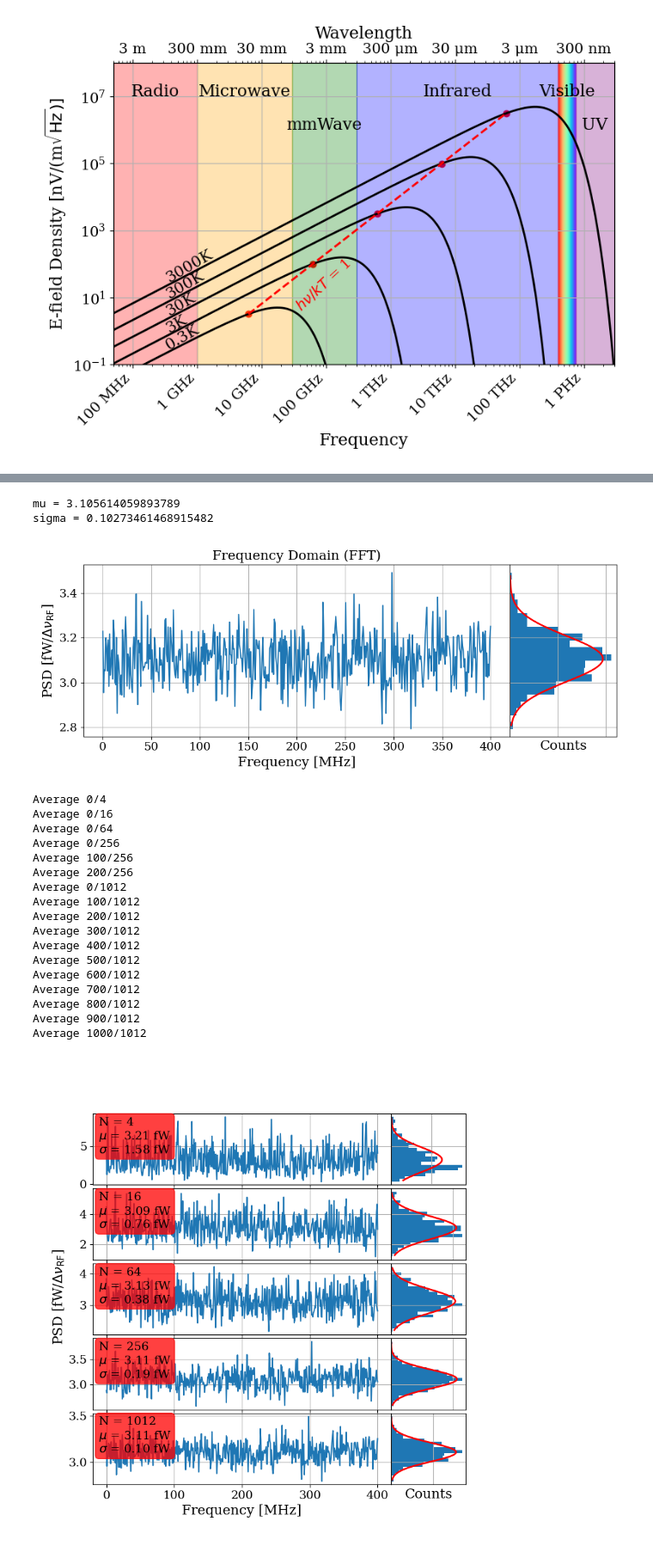
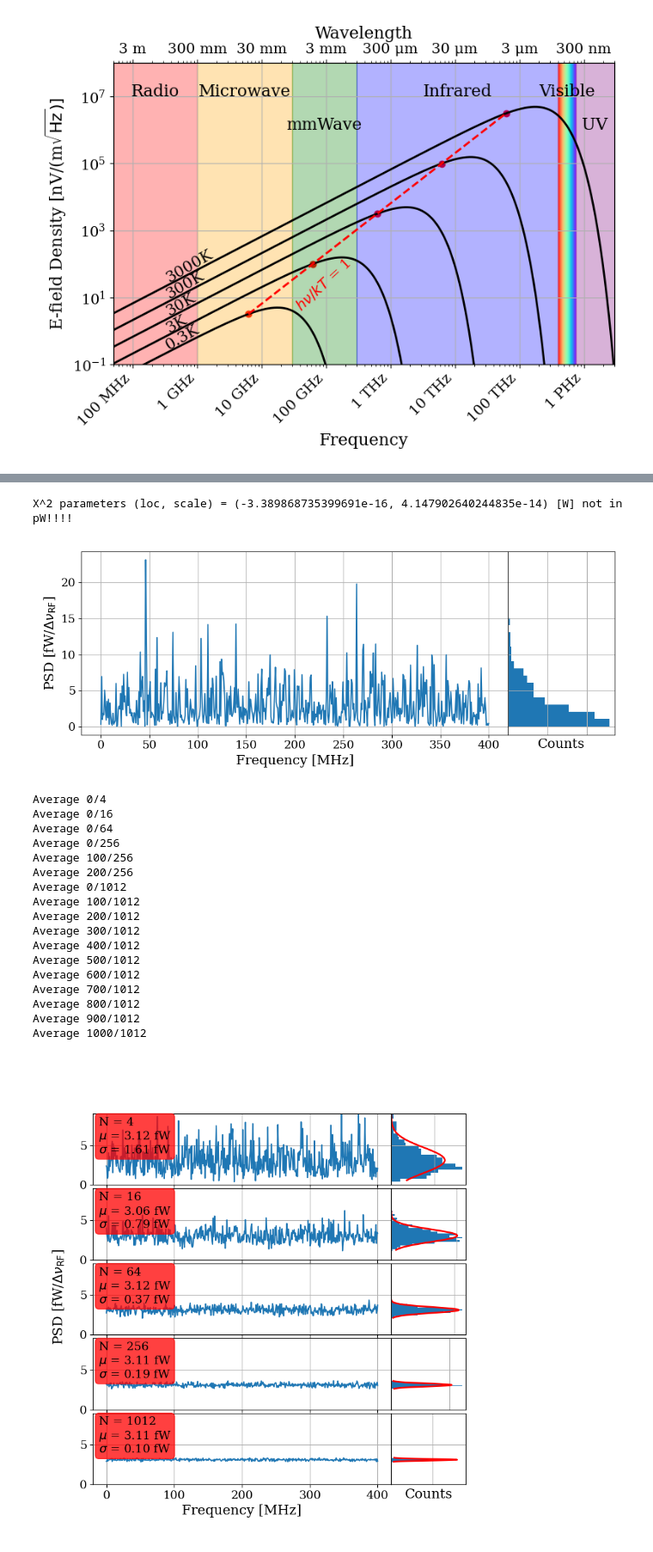
Before and after one commit to josephmlev/darkRadio, a Jupyter notebook: thesis/ch2/CH2.ipynb, the cells around one changed output, grey strips where cells are left out. Shown at 86% size. Drawn from its saved outputs; the diff is of its cells as text; code cells hidden in the pictures.

```diff
--- a/thesis/ch2/CH2.ipynb
+++ b/thesis/ch2/CH2.ipynb
@@ -400,7 +400,8 @@ p_sig = .0000  # power of signal [W]
 p_noise = 10**(-20.4) * Fs/2   #W, Total ie S * Fs
 f = 50e6       # Frequency of the sine wave (Hz)
 Z = 50 #Ohms
-numAvg = 10000
+numAvg = 1
+
 
 # Generate sine wave
 V_peak = np.sqrt(p_sig*Z*2) #2 converts from RMS to peak
@@ -656,9 +645,8 @@ else:
     plt.tight_layout(pad=1.3)
     plt.show()
 # %% [output]
-mu = 3.105614059893789
-sigma = 0.10273461468915482
+X^2 parameters (loc, scale) = (-3.389868735399691e-16, 4.147902640244835e-14) [W] not in pW!!!!
-[figure, old version]
+[figure, new version]
 # %%
 #x^2 to gaussian
 
@@ -746,36 +734,37 @@ for idx, numAvg in enumerate(numAvgList):
     x = np.linspace(bin_centers.min(), bin_centers.max(), 100)
     p = norm.pdf(x, mu, std)
     ax2.plot(p, x, 'r-', linewidth=2)
+    ax2.set_ylim(0,9)
 
     # Remove ticks from the histogram
     ax2.tick_params(axis='both', which='both', bottom=False, top=False, left=False, right=False, labelleft=False, labelbottom=False)
 
     if idx == len(numAvgList) - 1:
         ax2.set_xlabel('Counts')
     ax2.grid()
 
 # Set common y-axis label
 fig.text(0.04, 0.5, r'PSD [fW/$\Delta \nu_\mathrm{RF}$]', va='center', rotation='vertical', fontsize = 16)
 
 plt.tight_layout()
 plt.show()
 # %% [output]
 Average 0/4
 Average 0/16
 Average 0/64
 Average 0/256
 Average 100/256
 Average 200/256
 Average 0/1012
 Average 100/1012
 Average 200/1012
 Average 300/1012
 Average 400/1012
 Average 500/1012
 Average 600/1012
 Average 700/1012
 Average 800/1012
 Average 900/1012
 Average 1000/1012
-[figure, old version]
+[figure, new version]
 # %%
```
Also changed, not shown: parts of 4 cells of this notebook, 43 other files.
